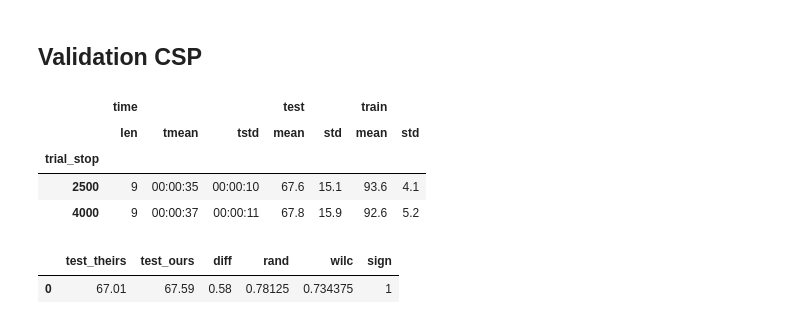
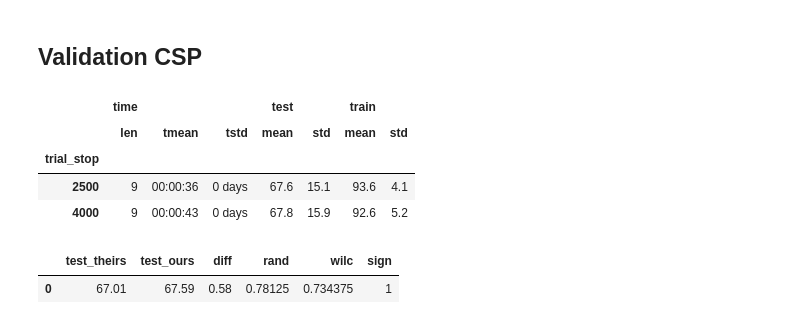
Before and after one commit to robintibor/braindevel, a Jupyter notebook: braindecode/notebooks/results/Final_Comparison.ipynb, the cells around one changed output. Cells and saved outputs as stored; diff of their text form; code cells hidden in the pictures.

```diff
--- a/braindecode/notebooks/results/Final_Comparison.ipynb
+++ b/braindecode/notebooks/results/Final_Comparison.ipynb
@@ -138,15 +138,16 @@ def csp_no_standardize_new(df):
 # %%
 df_valid = csp_no_standardize_new(df_csp_bcic.copy())
 df_valid = df_valid[(df_valid.resample_fs == 250) & (df_valid.max_freq == 34) & (df_valid.min_freq == 7)]
+df_valid = df_valid[df_valid.low_bound == 0]
 df_valid = df_valid.sort_values(by='dataset_filename')
 
 dataset_averaged_frame(remove_columns_with_same_value(df_valid))
 # %% [output]
 |  | time |  |  | test |  | train |  |
 |  | len | tmean | tstd | mean | std | mean | std |
 | trial_stop |  |  |  |  |  |  |  |
-| 2500 | 9 | 00:00:35 | 00:00:10 | 67.6 | 15.1 | 93.6 | 4.1 |
-| 4000 | 9 | 00:00:37 | 00:00:11 | 67.8 | 15.9 | 92.6 | 5.2 |
+| 2500 | 9 | 00:00:36 | 0 days | 67.6 | 15.1 | 93.6 | 4.1 |
+| 4000 | 9 | 00:00:43 | 0 days | 67.8 | 15.9 | 92.6 | 5.2 |
 # %%
 test_val_theirs = [79.16,52.08,83.33,62.15,54.51,39.24,83.33,82.64,66.67]
 
```
Also changed, not shown: parts of 23 cells of this notebook, 12 other files.
